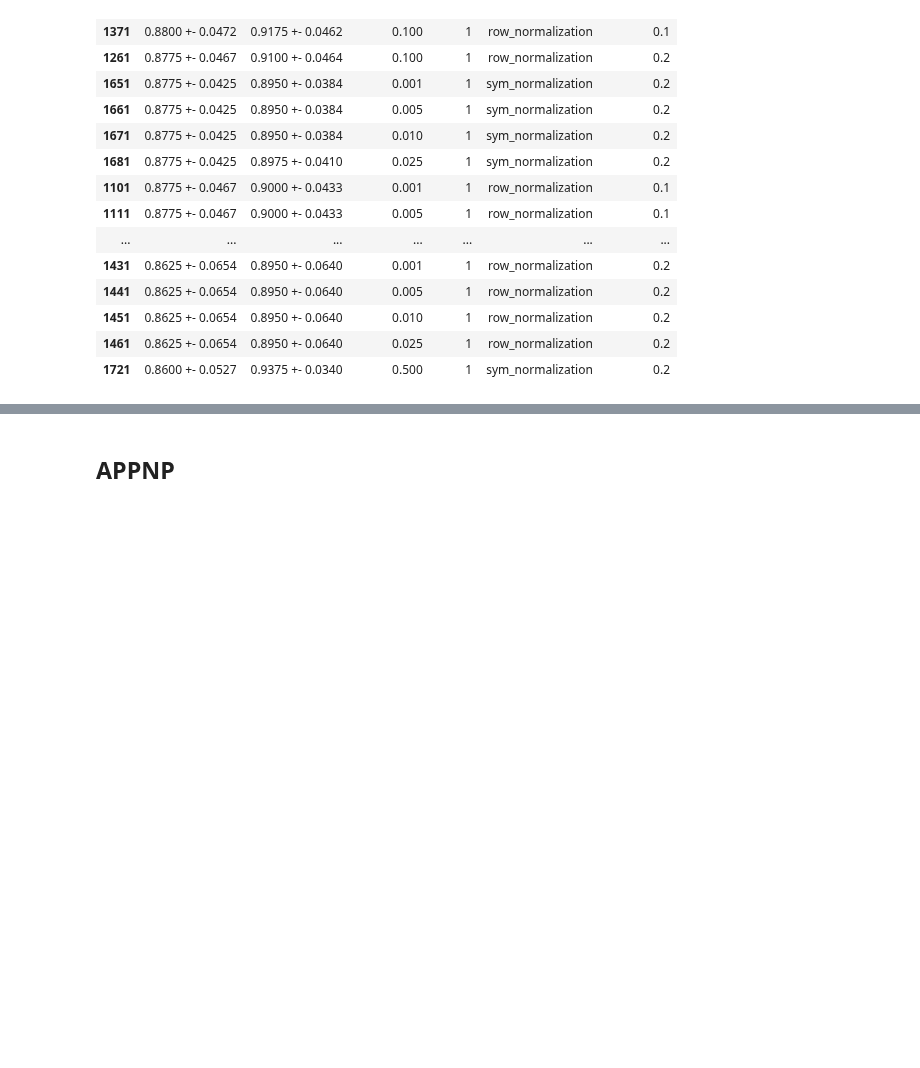
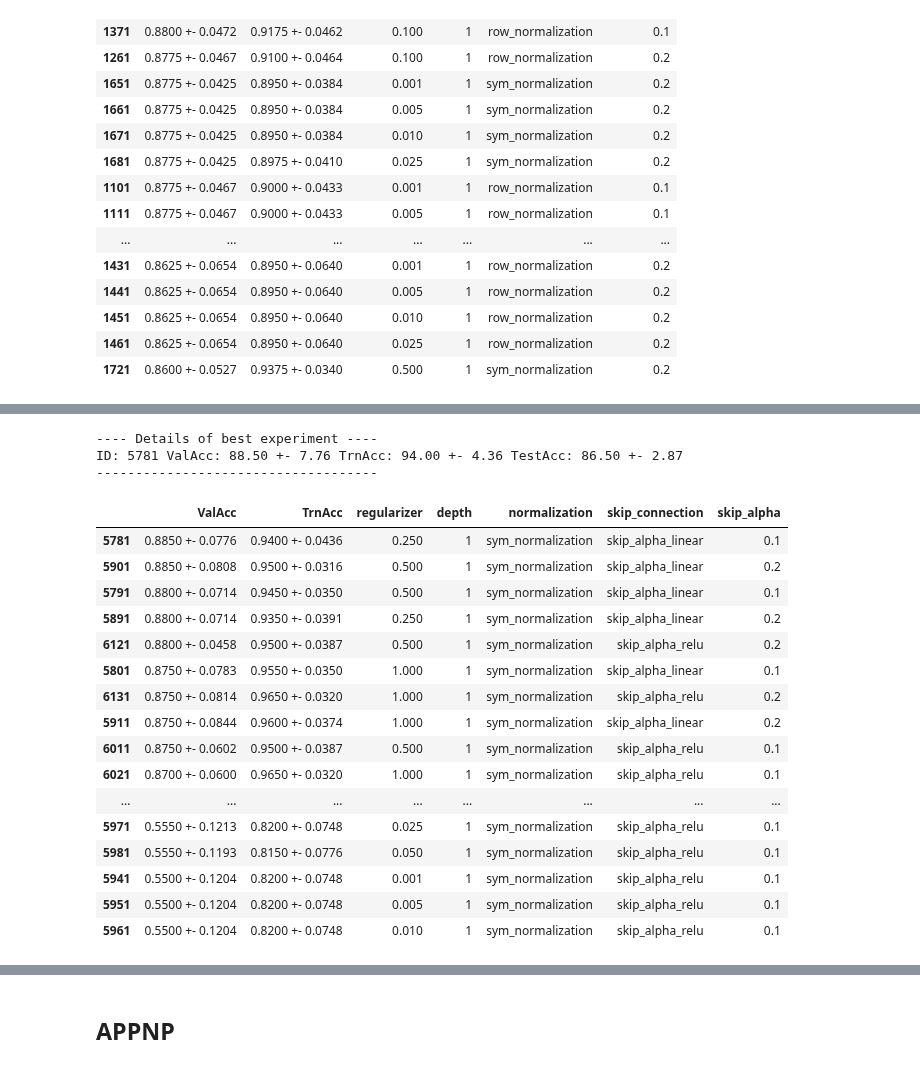
Before and after one commit to saper0/qpcert, a Jupyter notebook: notebooks/hyperparams/sbm.ipynb, the cells around one changed output, grey strips where cells are left out. Cells and saved outputs as stored; diff of their text form; code cells hidden in the pictures; blank space fills up the shorter version.

```diff
--- a/notebooks/hyperparams/sbm.ipynb
+++ b/notebooks/hyperparams/sbm.ipynb
@@ -655,0 +1139,31 @@ ID: 1151 ValAcc: 89.25 +- 4.88 TrnAcc: 90.50 +- 4.15 TestAcc: 86.94 +- 2.40
+# %%
+start_id = 5721
+end_id = 6160
+n_seeds = 10
+hyperparams = ["regularizer","depth","normalization","skip_connection","skip_alpha"]
+pred_method = "svm"
+dataset = "csbm"
+collection= "m_sbm_hyper_gcn"
+utils.get_best_hyperparams(start_id, end_id, n_seeds, hyperparams,
+                           pred_method, dataset, collection, use_seeds=n_seeds)
+# %% [output]
+---- Details of best experiment ----
+ID: 5781 ValAcc: 88.50 +- 7.76 TrnAcc: 94.00 +- 4.36 TestAcc: 86.50 +- 2.87
+------------------------------------
+|  | ValAcc | TrnAcc | regularizer | depth | normalization | skip_connection | skip_alpha |
+| 5781 | 0.8850 +- 0.0776 | 0.9400 +- 0.0436 | 0.250 | 1 | sym_normalization | skip_alpha_linear | 0.1 |
+| 5901 | 0.8850 +- 0.0808 | 0.9500 +- 0.0316 | 0.500 | 1 | sym_normalization | skip_alpha_linear | 0.2 |
+| 5791 | 0.8800 +- 0.0714 | 0.9450 +- 0.0350 | 0.500 | 1 | sym_normalization | skip_alpha_linear | 0.1 |
+| 5891 | 0.8800 +- 0.0714 | 0.9350 +- 0.0391 | 0.250 | 1 | sym_normalization | skip_alpha_linear | 0.2 |
+| 6121 | 0.8800 +- 0.0458 | 0.9500 +- 0.0387 | 0.500 | 1 | sym_normalization | skip_alpha_relu | 0.2 |
+| 5801 | 0.8750 +- 0.0783 | 0.9550 +- 0.0350 | 1.000 | 1 | sym_normalization | skip_alpha_linear | 0.1 |
+| 6131 | 0.8750 +- 0.0814 | 0.9650 +- 0.0320 | 1.000 | 1 | sym_normalization | skip_alpha_relu | 0.2 |
+| 5911 | 0.8750 +- 0.0844 | 0.9600 +- 0.0374 | 1.000 | 1 | sym_normalization | skip_alpha_linear | 0.2 |
+| 6011 | 0.8750 +- 0.0602 | 0.9500 +- 0.0387 | 0.500 | 1 | sym_normalization | skip_alpha_relu | 0.1 |
+| 6021 | 0.8700 +- 0.0600 | 0.9650 +- 0.0320 | 1.000 | 1 | sym_normalization | skip_alpha_relu | 0.1 |
+| ... | ... | ... | ... | ... | ... | ... | ... |
+| 5971 | 0.5550 +- 0.1213 | 0.8200 +- 0.0748 | 0.025 | 1 | sym_normalization | skip_alpha_relu | 0.1 |
+| 5981 | 0.5550 +- 0.1193 | 0.8150 +- 0.0776 | 0.050 | 1 | sym_normalization | skip_alpha_relu | 0.1 |
+| 5941 | 0.5500 +- 0.1204 | 0.8200 +- 0.0748 | 0.001 | 1 | sym_normalization | skip_alpha_relu | 0.1 |
+| 5951 | 0.5500 +- 0.1204 | 0.8200 +- 0.0748 | 0.005 | 1 | sym_normalization | skip_alpha_relu | 0.1 |
+| 5961 | 0.5500 +- 0.1204 | 0.8200 +- 0.0748 | 0.010 | 1 | sym_normalization | skip_alpha_relu | 0.1 |
```
Also changed, not shown: parts of 34 cells of this notebook, 10 other files.
